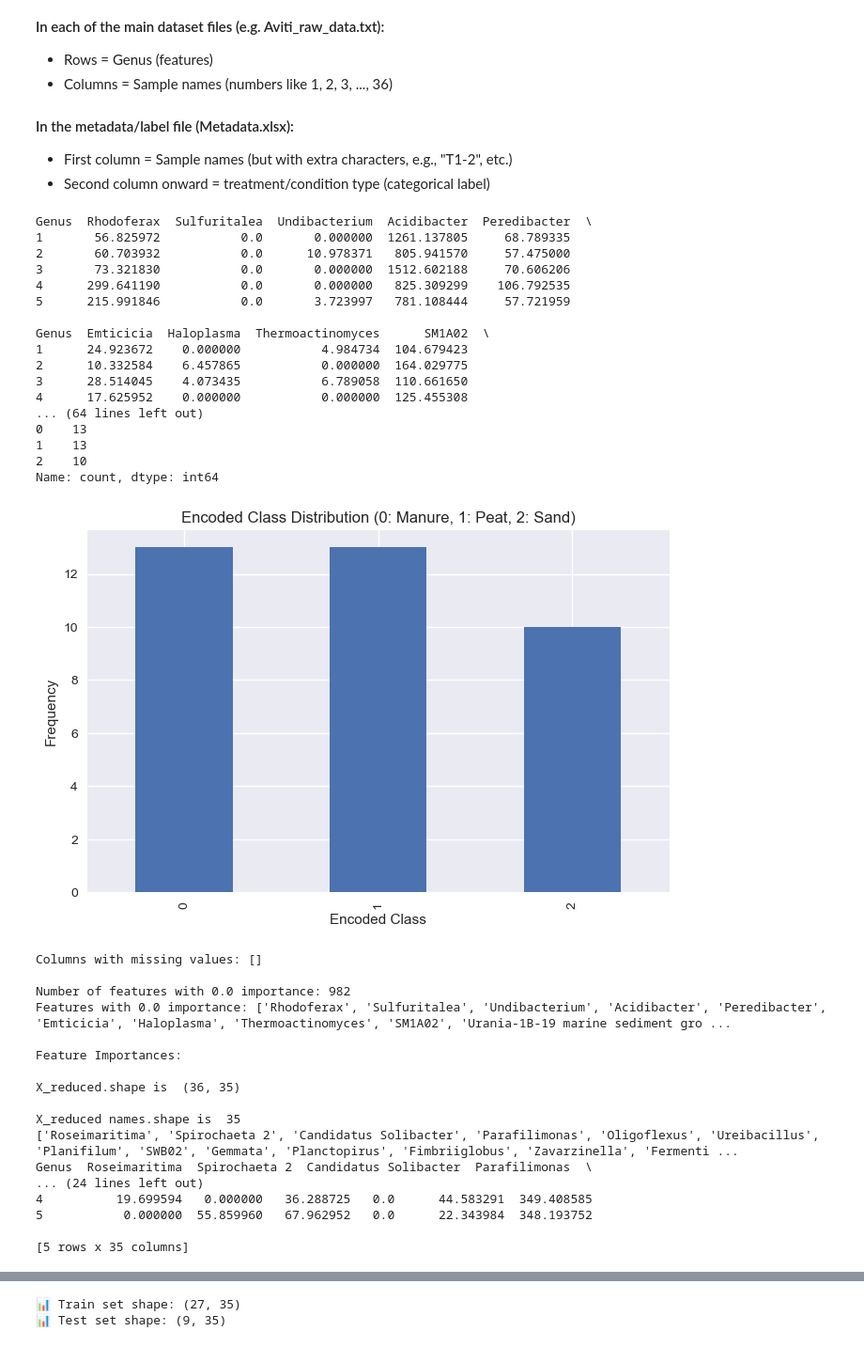
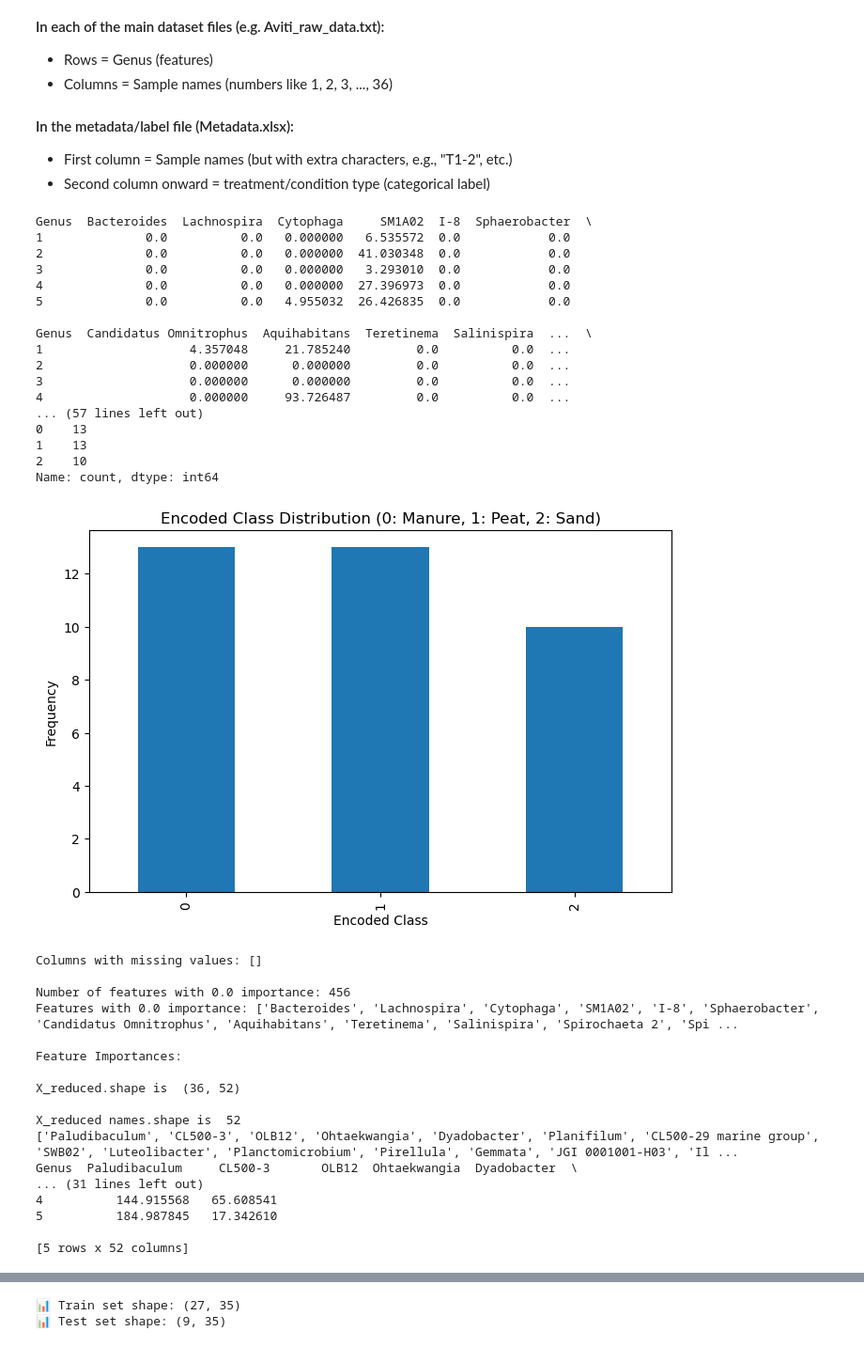
Before and after one commit to hsnvnd/AI-in-Metagenomics, a Jupyter notebook: Soil_Classification.ipynb, the cells around one changed output, grey strips where cells are left out. Shown at 94% size. Saved outputs shown, nothing was run; the diff lists cells and outputs as text; code cells hidden in the pictures.

```diff
--- a/Soil_Classification.ipynb
+++ b/Soil_Classification.ipynb
@@ -127,9 +127,9 @@ To compare the ability of three different sequencing technologies in classifying
 
 ##### Load Normalized data, using DESeq2 software (3) #####
 # Aviti Normalized data
-X = pd.read_csv('Aviti_DESeq2_normalized_data.txt', delimiter='\t', index_col=0).T
+# X = pd.read_csv('Aviti_DESeq2_normalized_data.txt', delimiter='\t', index_col=0).T
 # Miseq Normalized data
-# X = pd.read_csv('Miseq_DESeq2_normalized_data.txt', delimiter='\t', index_col=0).T
+X = pd.read_csv('Miseq_DESeq2_normalized_data.txt', delimiter='\t', index_col=0).T
 # Novaseq Normalized data
 # X = pd.read_csv('Novaseq_DESeq2_normalized_data.txt', delimiter='\t', index_col=0).T
 
@@ -241,60 +241,60 @@ print(feature_names_reduced)
 # "Hassallia","Phenylobacterium","Chryseotalea","Ellin6067"]
 
 #### SHAP, Union of Novaseq's soil features within 3 groups (uniques only) 🍳
 # desired_columns = ['Subgroup 10', 'Dyadobacter', 'Dechloromonas', 'Inhella', 'Leeia', 'Pararhizobium', 'Arenimonas', 'Plot4-2H12',
 # 'Microbacterium', 'Afipia', 'Hydrogenispora', 'Fimbriiglobus', 'Constrictibacter', 'Brevifollis', 'BIyi10', 'Candidatus Berkiella',
 # 'DSSD61', 'Pseudarthrobacter', 'Bauldia', 'Ferribacterium', 'IS-44', 'Methyloceanibacter', 'Ketobacter']
 #### SHAP, 3 top common features of Novaseq's soil, using Borda count 🍳
 # desired_columns =['Subgroup 10', 'Fimbriiglobus', 'Bauldia']
 #### SHAP, Novaseq autoclave 🍕
 # desired_columns =["Ramlibacter","Gemmata","BIyi10","Novosphingobium","TM7a","Methylobacillus","Pseudomonas",
 # "Algoriphagus","Marinoscillum","CL500-3","Subgroup 10","Kribbella","Aminobacter","Mesobacillus","Agrobacterium",
 # "Cupriavidus","Asticcacaulis","Candidatus Protochlamydia","Niallia","Neobacillus"]
 #### SHAP, Novaseq HeatRoot 🎃
 # desired_columns = ["Shinella","CL500-3","Novosphingobium","Hassallia","Ahniella","Aquicella","Ferruginibacter","BIyi10",
 # "Curvibacter","Acinetobacter","Chryseotalea","Rhodovastum","Solirubrobacter","Anaerolinea","Aeromicrobium","Candidatus Nitrosoarchaeum",
 # "Steroidobacter","Algoriphagus","Noviherbaspirillum","Candidatus Omnitrophus"]
 
 
 
 
 # uncomment the following line if you choose SHAP features in "desired_columns" and not al features ones.
 # X = X[desired_columns]
 print(X.head())
 # print(X_reduced.head())
 # %% [output]
-Genus  Rhodoferax  Sulfuritalea  Undibacterium  Acidibacter  Peredibacter  \
-1       56.825972           0.0       0.000000  1261.137805     68.789335
-2       60.703932           0.0      10.978371   805.941570     57.475000
-3       73.321830           0.0       0.000000  1512.602188     70.606206
-4      299.641190           0.0       0.000000   825.309299    106.792535
-5      215.991846           0.0       3.723997   781.108444     57.721959
+Genus  Bacteroides  Lachnospira  Cytophaga     SM1A02  I-8  Sphaerobacter  \
+1              0.0          0.0   0.000000   6.535572  0.0            0.0
+2              0.0          0.0   0.000000  41.030348  0.0            0.0
+3              0.0          0.0   0.000000   3.293010  0.0            0.0
+4              0.0          0.0   0.000000  27.396973  0.0            0.0
+5              0.0          0.0   4.955032  26.426835  0.0            0.0
 
-Genus  Emticicia  Haloplasma  Thermoactinomyces      SM1A02  \
-1      24.923672    0.000000           4.984734  104.679423
-2      10.332584    6.457865           0.000000  164.029775
-3      28.514045    4.073435           6.789058  110.661650
-4      17.625952    0.000000           0.000000  125.455308
-... (64 lines left out)
+Genus  Candidatus Omnitrophus  Aquihabitans  Teretinema  Salinispira  ...  \
+1                    4.357048     21.785240         0.0          0.0  ...
+2                    0.000000      0.000000         0.0          0.0  ...
+3                    0.000000      0.000000         0.0          0.0  ...
+4                    0.000000     93.726487         0.0          0.0  ...
+... (57 lines left out)
 0    13
 1    13
 2    10
 Name: count, dtype: int64
-[figure, old version]
+[figure, new version]
 Columns with missing values: []
 
-Number of features with 0.0 importance: 982
-Features with 0.0 importance: ['Rhodoferax', 'Sulfuritalea', 'Undibacterium', 'Acidibacter', 'Peredibacter', 'Emticicia', 'Haloplasma', 'Thermoactinomyces', 'SM1A02', 'Urania-1B-19 marine sediment gro ...
+Number of features with 0.0 importance: 456
+Features with 0.0 importance: ['Bacteroides', 'Lachnospira', 'Cytophaga', 'SM1A02', 'I-8', 'Sphaerobacter', 'Candidatus Omnitrophus', 'Aquihabitans', 'Teretinema', 'Salinispira', 'Spirochaeta 2', 'Spi ...
 
 Feature Importances:
 
-X_reduced.shape is  (36, 35)
+X_reduced.shape is  (36, 52)
 
-X_reduced names.shape is  35
-['Roseimaritima', 'Spirochaeta 2', 'Candidatus Solibacter', 'Parafilimonas', 'Oligoflexus', 'Ureibacillus', 'Planifilum', 'SWB02', 'Gemmata', 'Planctopirus', 'Fimbriiglobus', 'Zavarzinella', 'Fermenti ...
-Genus  Roseimaritima  Spirochaeta 2  Candidatus Solibacter  Parafilimonas  \
-... (24 lines left out)
-4          19.699594   0.000000   36.288725   0.0      44.583291  349.408585
-5           0.000000  55.859960   67.962952   0.0      22.343984  348.193752
+X_reduced names.shape is  52
+['Paludibaculum', 'CL500-3', 'OLB12', 'Ohtaekwangia', 'Dyadobacter', 'Planifilum', 'CL500-29 marine group', 'SWB02', 'Luteolibacter', 'Planctomicrobium', 'Pirellula', 'Gemmata', 'JGI 0001001-H03', 'Il ...
+Genus  Paludibaculum     CL500-3       OLB12  Ohtaekwangia  Dyadobacter  \
+... (31 lines left out)
+4          144.915568   65.608541
+5          184.987845   17.342610
 
-[5 rows x 35 columns]
+[5 rows x 52 columns]
```
Also changed, not shown: parts of 3 cells of this notebook.
